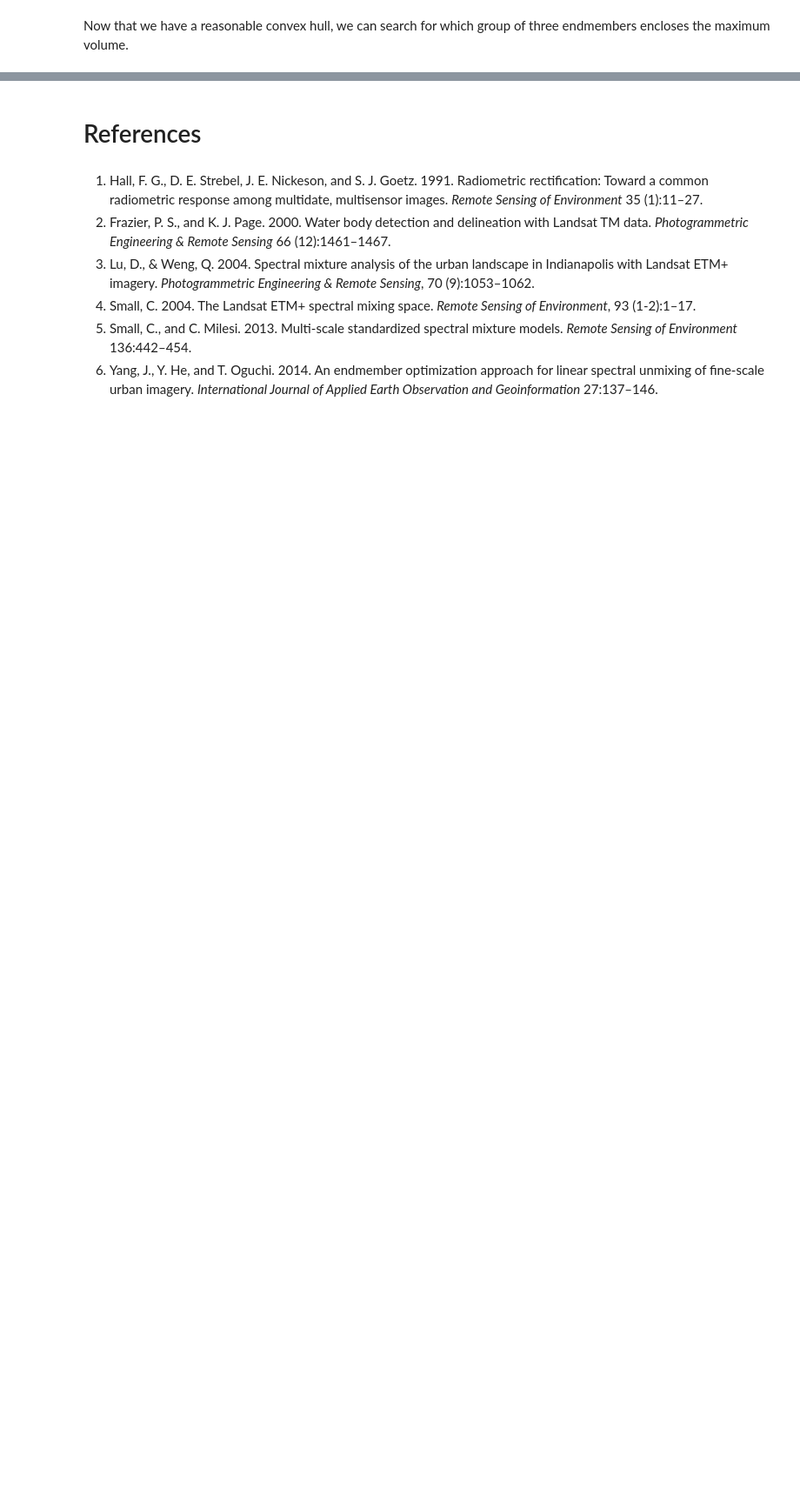
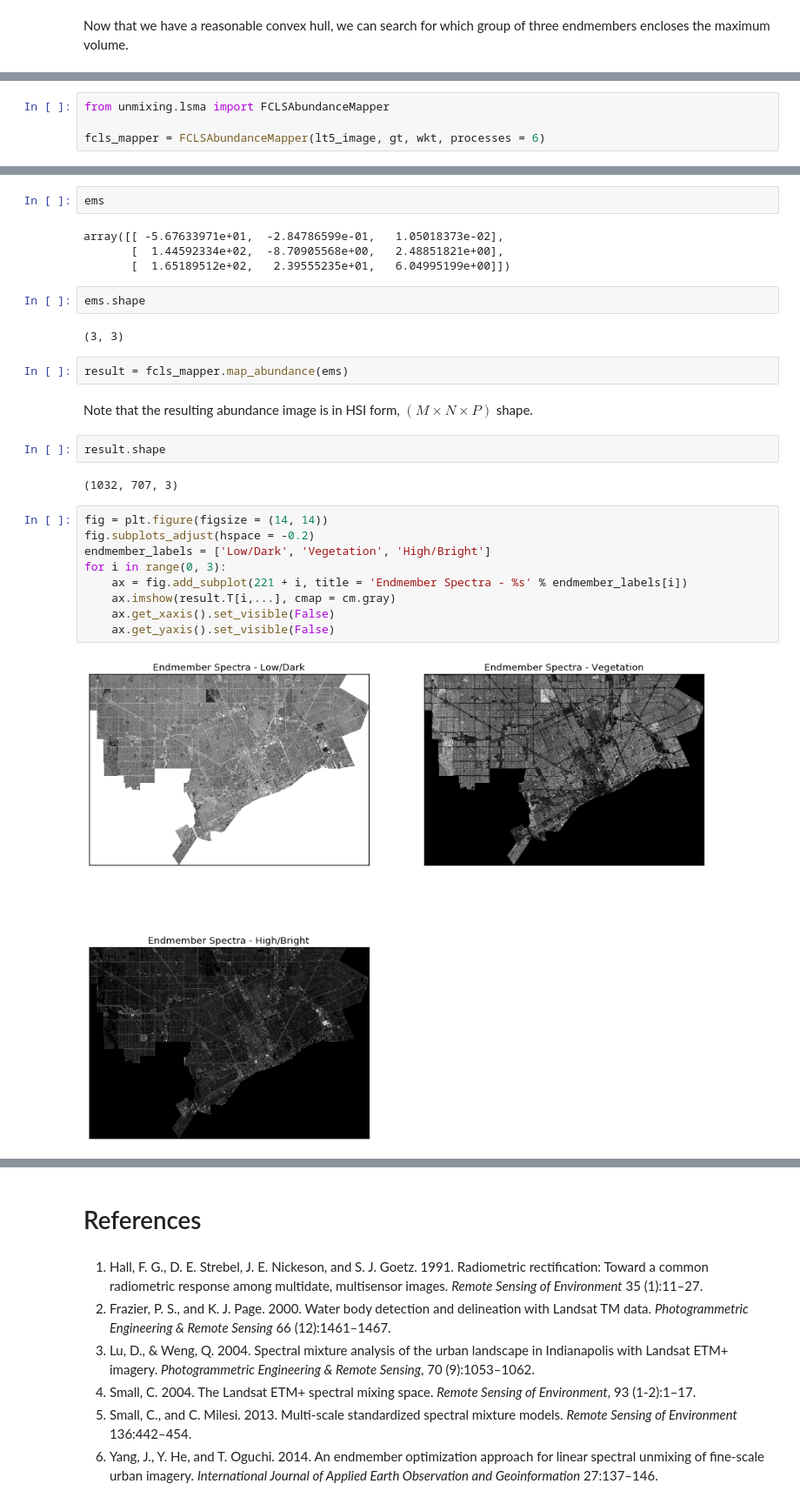
Before and after one commit to arthur-e/unmixing, a Jupyter notebook: docs/Overview_LSMA_in_Python.ipynb, the cells around one changed output, grey strips where cells are left out. Shown at 87% size. Drawn from its saved outputs; the diff is of its cells as text; blank space fills up the shorter version.

```diff
--- a/docs/Overview_LSMA_in_Python.ipynb
+++ b/docs/Overview_LSMA_in_Python.ipynb
@@ -365,0 +396,4 @@ vis_fs.plot_2d_mixing_space(ems)
+# %%
+from unmixing.lsma import FCLSAbundanceMapper
+
+fcls_mapper = FCLSAbundanceMapper(lt5_image, gt, wkt, processes = 6)
@@ -365,0 +404,29 @@ vis_fs.plot_2d_mixing_space(ems)
+# %%
+ems
+# %% [output]
+array([[ -5.67633971e+01,  -2.84786599e-01,   1.05018373e-02],
+       [  1.44592334e+02,  -8.70905568e+00,   2.48851821e+00],
+       [  1.65189512e+02,   2.39555235e+01,   6.04995199e+00]])
+# %%
+ems.shape
+# %% [output]
+(3, 3)
+# %%
+result = fcls_mapper.map_abundance(ems)
+# %% [markdown]
+Note that the resulting abundance image is in HSI form, $(M \times N \times P)$ shape.
+# %%
+result.shape
+# %% [output]
+(1032, 707, 3)
+# %%
+fig = plt.figure(figsize = (14, 14))
+fig.subplots_adjust(hspace = -0.2)
+endmember_labels = ['Low/Dark', 'Vegetation', 'High/Bright']
+for i in range(0, 3):
+    ax = fig.add_subplot(221 + i, title = 'Endmember Spectra - %s' % endmember_labels[i])
+    ax.imshow(result.T[i,...], cmap = cm.gray)
+    ax.get_xaxis().set_visible(False)
+    ax.get_yaxis().set_visible(False)
+# %% [output]
+[figure, added]
```
Also changed, not shown: parts of 39 cells of this notebook, 1 other file.
